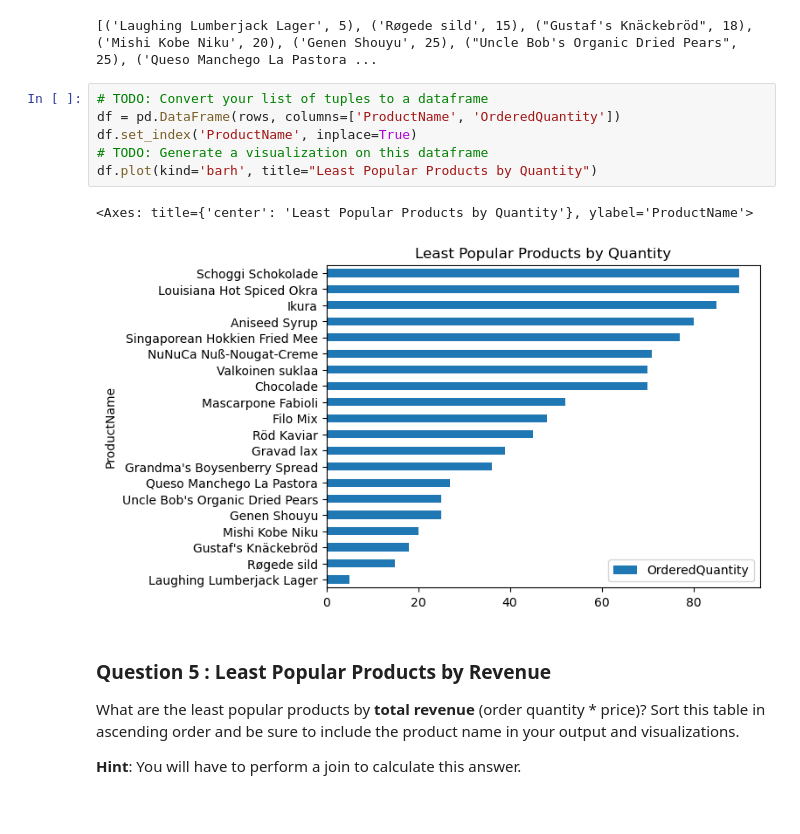
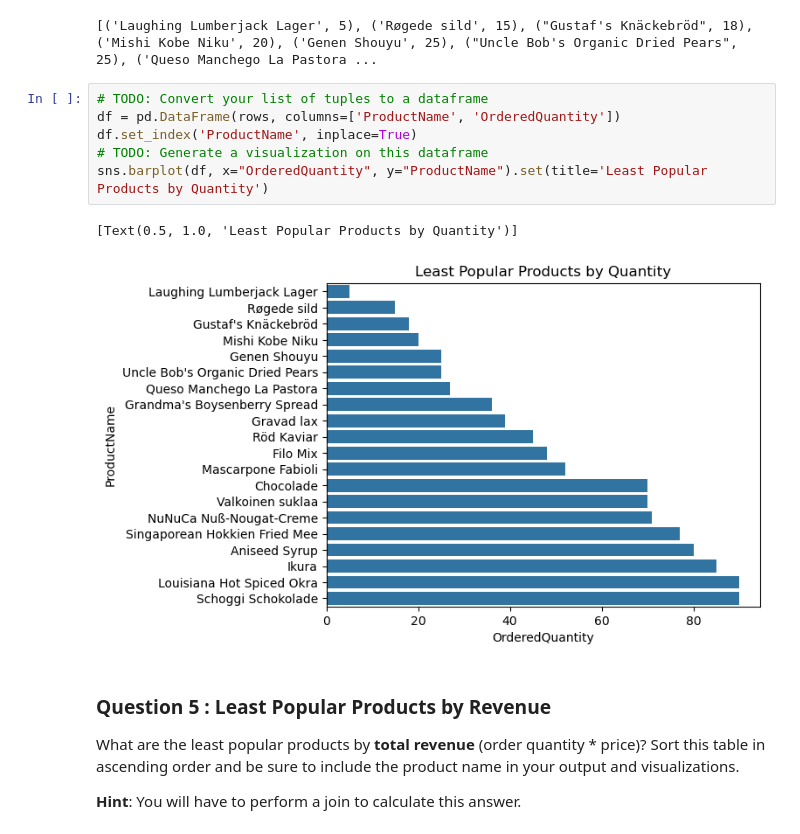
Before and after one commit to vchu22/IF-DS-TLAB4-AdHoc-SQL, a Jupyter notebook: adhoc_report.ipynb, the cells around one changed output. Cells and saved outputs as stored; diff of their text form.

```diff
--- a/adhoc_report.ipynb
+++ b/adhoc_report.ipynb
@@ -120,12 +120,12 @@ print(rows)
 # %%
 # TODO: Convert your list of tuples to a dataframe
 df = pd.DataFrame(rows, columns=['ProductName', 'OrderedQuantity'])
 df.set_index('ProductName', inplace=True)
 # TODO: Generate a visualization on this dataframe
-df.plot(kind='barh', title="Least Popular Products by Quantity")
+sns.barplot(df, x="OrderedQuantity", y="ProductName").set(title='Least Popular Products by Quantity')
 # %% [output]
-<Axes: title={'center': 'Least Popular Products by Quantity'}, ylabel='ProductName'>
+[Text(0.5, 1.0, 'Least Popular Products by Quantity')]
-[figure, old version]
+[figure, new version]
 # %% [markdown]
 ### Question 5 : Least Popular Products by Revenue
 
```
Also changed, not shown: parts of 10 cells of this notebook.
